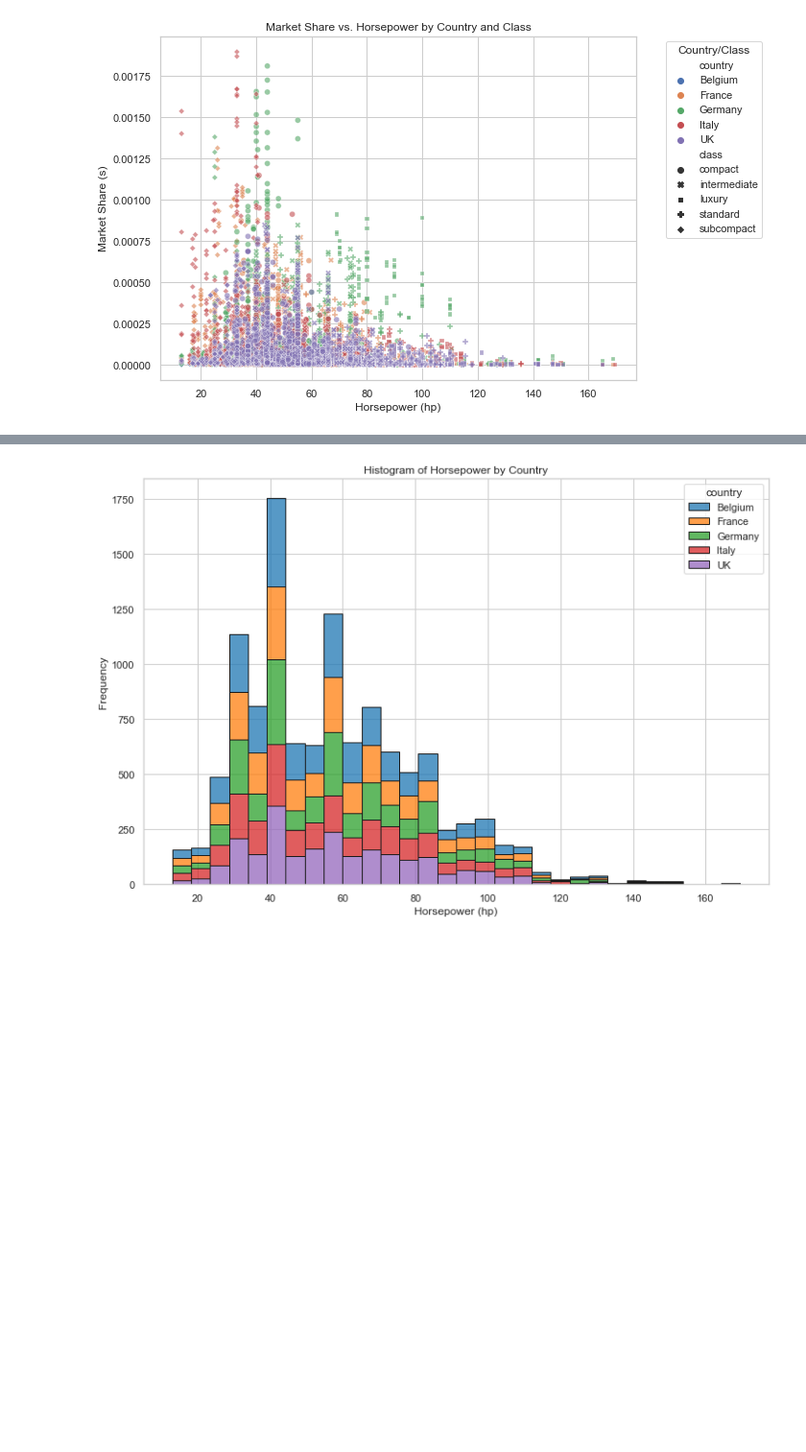
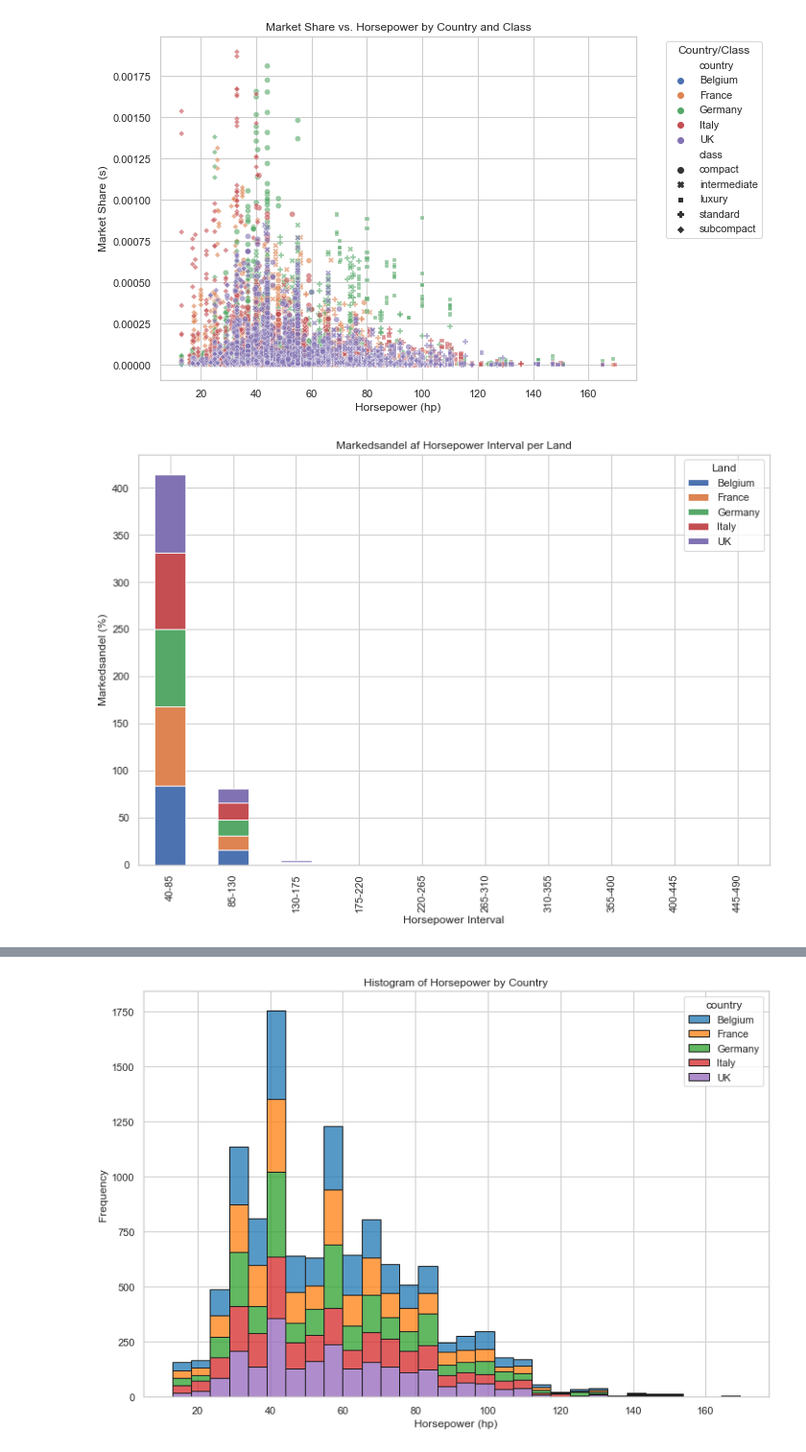
Before and after one commit to Mert264/Bachelorproject, a Jupyter notebook: Kode_Brugbart.ipynb, the cells around one changed output, grey strips where cells are left out. Shown at 96% size. Drawn from its saved outputs; the diff is of its cells as text; code cells hidden in the pictures; blank space fills up the shorter version.

```diff
--- a/Kode_Brugbart.ipynb
+++ b/Kode_Brugbart.ipynb
@@ -82,3 +82,33 @@ plt.tight_layout()
 # %% [output]
 (11549, 47)
 [figure]
+# %%
+import matplotlib.pyplot as plt
+import seaborn as sns
+import pandas as pd
+
+# Eksempel data
+# Antag at 'cars' er dit DataFrame og allerede indeholder kolonnerne 'hp' (hestekræfter) og 'country' (land)
+# cars = pd.read_csv('din_fil.csv')
+
+# Tilføj en ny kolonne for at kategorisere hestekræfter i intervaller
+bins = range(40, 500, 45)  # Juster intervallerne efter behov fra 40 til 500 med skridt på 45
+cars['hp_bin'] = pd.cut(cars['hp'], bins=bins, labels=[f'{i}-{i+45}' for i in bins[:-1]])
+
+# Beregn markedsandel indenfor hver hp interval og per land
+hp_market_shares = cars.groupby(['country', 'hp_bin']).size().groupby(level=0).apply(
+    lambda x: 100 * x / x.sum()
+).reset_index(name='market_share')
+
+# Pivoter data for bedre visualisering
+hp_market_shares_pivot = hp_market_shares.pivot(index='hp_bin', columns='country', values='market_share')
+
+# Plot data som stakket søjlediagram
+hp_market_shares_pivot.plot(kind='bar', stacked=True, figsize=(12, 8))
+plt.title('Markedsandel af Horsepower Interval per Land')
+plt.xlabel('Horsepower Interval')
+plt.ylabel('Markedsandel (%)')
+plt.legend(title='Land')
+plt.show()
+# %% [output]
+[figure, added]
```
Also changed, not shown: parts of 53 cells of this notebook, 5 other files.
